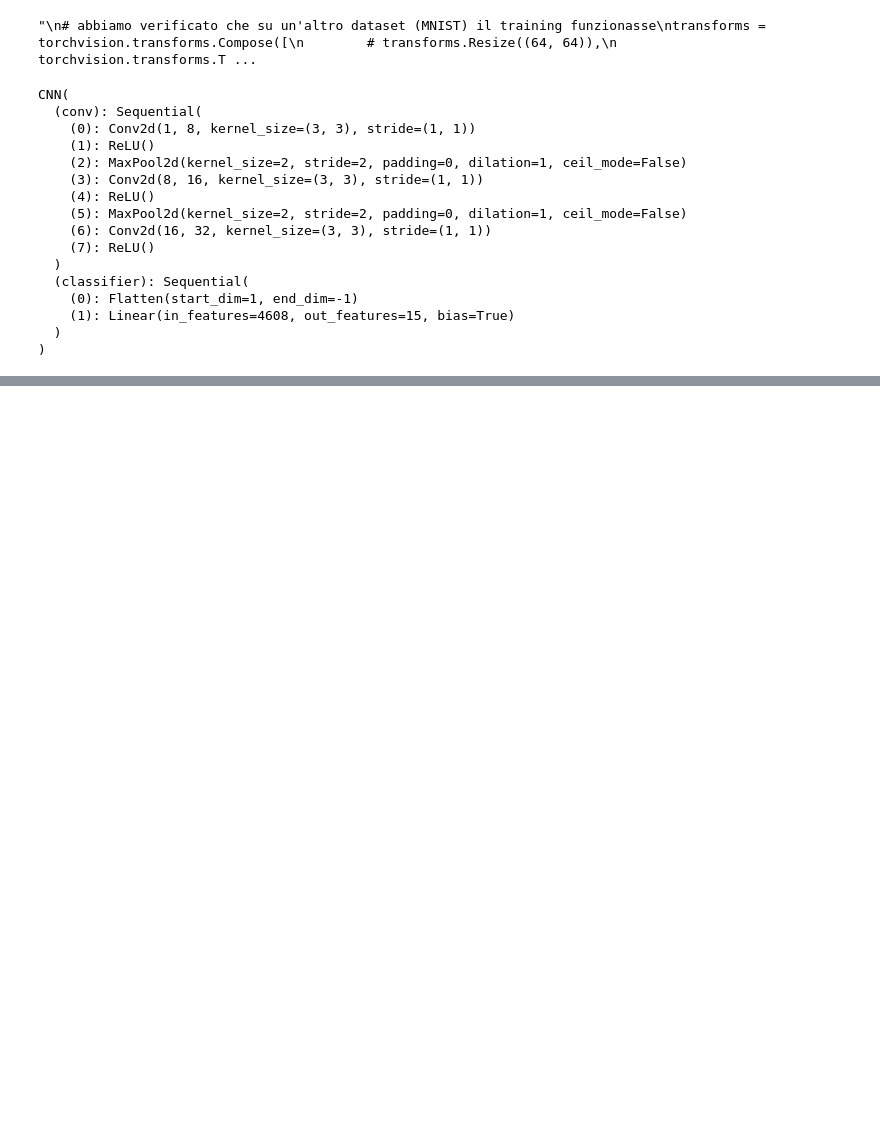
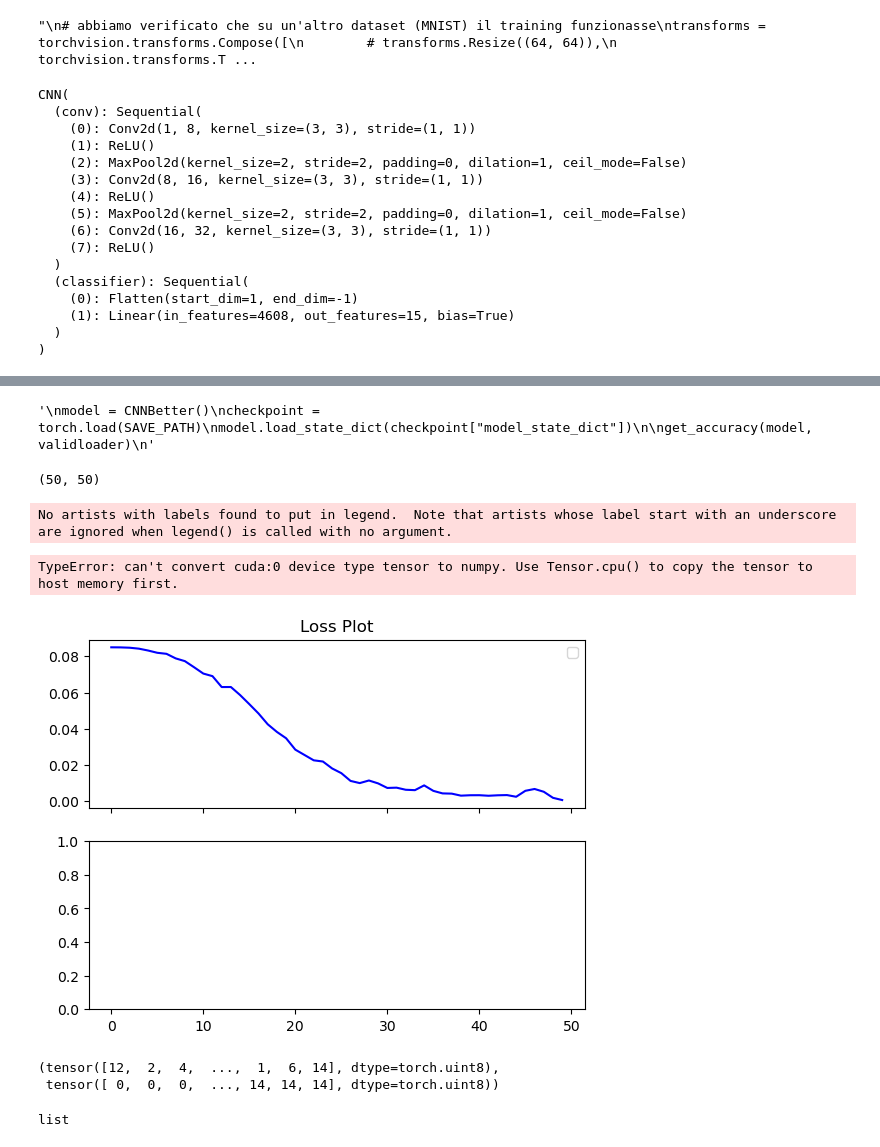
Before and after one commit to progManu/CV_Project, a Jupyter notebook: Progetto_CV.ipynb, the cells around one changed output, grey strips where cells are left out. Cells and saved outputs as stored; diff of their text form; code cells hidden in the pictures; blank space fills up the shorter version.

```diff
--- a/Progetto_CV.ipynb
+++ b/Progetto_CV.ipynb
@@ -1,15 +1,18 @@
 # %%
 import torch
 import torchvision
+from tqdm import trange
 import cv2
 from torchvision import transforms
-from torch.utils.data import random_split
+from torch.utils.data import random_split, Subset
+from sklearn.metrics import confusion_matrix, ConfusionMatrixDisplay
 from PIL import Image
 import matplotlib.pyplot as plt
 import numpy as np
-# torch.manual_seed(17)
+torch.manual_seed(10)
 
 device = torch.device("cuda" if torch.cuda.is_available() else "cpu")
+device = torch.device("cpu")
 
 print(device)
 
@@ -170,18 +254,14 @@ def get_accuracy(model, dataloader):
             correct+=(torch.argmax(out, axis=1)==y).sum()
         return correct/len(dataloader.dataset)
 # %%
-optimizer = torch.optim.SGD(model.parameters(), lr=0.01, momentum=0.9)
-# optimizer = torch.optim.Adam(model.parameters(), lr=0.01)
+optimizer = torch.optim.SGD(model.parameters(), lr=0.001, momentum=0.9)
+# optimizer = torch.optim.Adam(model.parameters(), lr=0.001)
 loss = torch.nn.CrossEntropyLoss()
 # %%
-epochs = 5
-losses = []
-flag = False
-for epoch in range(epochs):
-    print(f"Epoch: {epoch}, Test accuracy: {get_accuracy(model, validloader)}")
+def train_one_epoch(model, loader):
     model.train()
     running_loss = 0
-    for x, y in iter(trainloader):
+    for x, y in iter(loader):
         x = x.to(device)
         y = y.to(device)
         out=model(x)
@@ -190,5 +270,4 @@ for epoch in range(epochs):
         optimizer.zero_grad()
         l.backward()
         optimizer.step()
-    losses.append(running_loss/len(trainloader.dataset))
-print(f"Final accuracy: {get_accuracy(model, validloader)}")
+    return running_loss/len(loader.dataset)
@@ -206,0 +367,40 @@ plt.plot(losses)
+# %%
+'''
+model = CNNBetter()
+checkpoint = torch.load(SAVE_PATH)
+model.load_state_dict(checkpoint["model_state_dict"])
+
+get_accuracy(model, validloader)
+'''
+# %% [output]
+'\nmodel = CNNBetter()\ncheckpoint = torch.load(SAVE_PATH)\nmodel.load_state_dict(checkpoint["model_state_dict"])\n\nget_accuracy(model, validloader)\n'
+# %%
+len(losses), len(accuracies)
+# %% [output]
+(50, 50)
+# %%
+# Create a figure and two subplots
+fig, (ax1, ax2) = plt.subplots(2, 1, sharex=True)
+
+# Plot data on the first subplot
+ax1.plot(losses, color='blue')
+ax1.set_title('Loss Plot')
+ax1.legend()
+
+# Plot data on the second subplot
+ax2.plot(accuracies, color='red')
+ax2.set_title('Accuracy Plot')
+ax2.legend()
+
+# Add a common x-axis label
+plt.xlabel('epochs')
+
+# Adjust layout to prevent clipping of titles
+plt.tight_layout()
+
+# Show the plot
+plt.show()
+# %% [output]
+No artists with labels found to put in legend.  Note that artists whose label start with an underscore are ignored when legend() is called with no argument.
+TypeError: can't convert cuda:0 device type tensor to numpy. Use Tensor.cpu() to copy the tensor to host memory first.
+[figure, added]
@@ -206,0 +421,9 @@ plt.plot(losses)
+# %%
+pred_tensor, labels_tensor
+# %% [output]
+(tensor([12,  2,  4,  ...,  1,  6, 14], dtype=torch.uint8),
+ tensor([ 0,  0,  0,  ..., 14, 14, 14], dtype=torch.uint8))
+# %%
+type(trainset_classes)
+# %% [output]
+list
```
Also changed, not shown: parts of 19 cells of this notebook, 5 other files.
